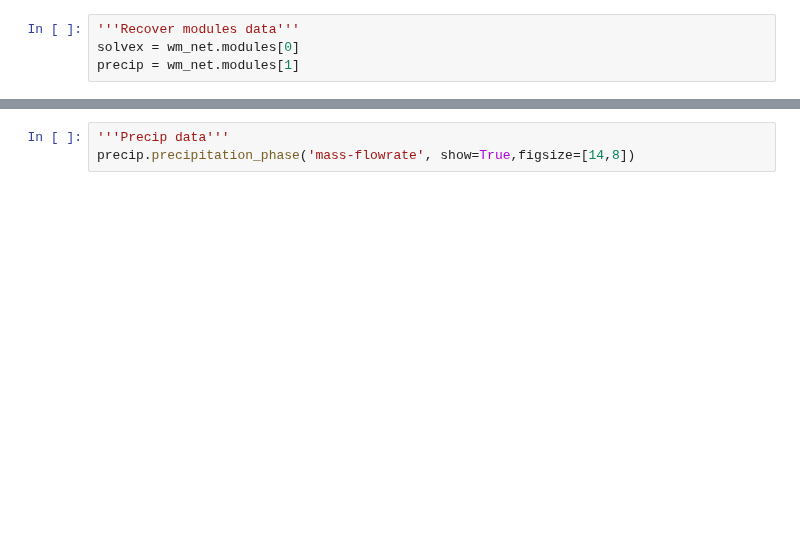
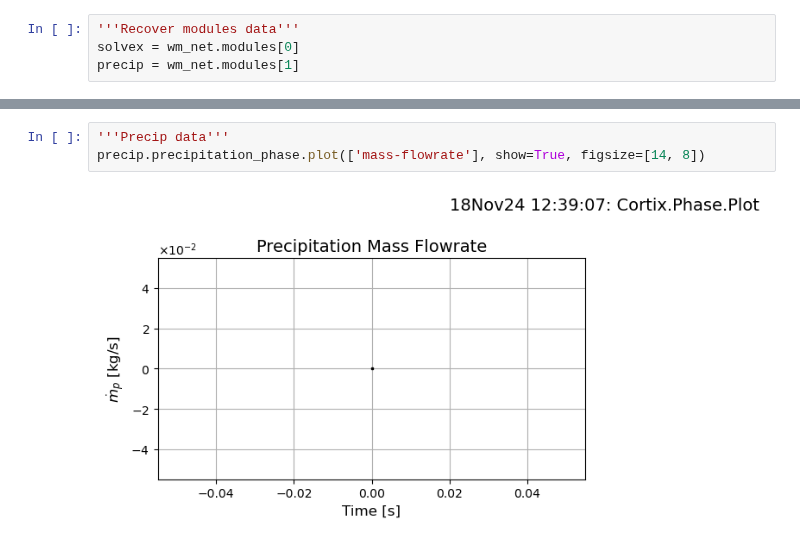
Before and after one commit to dpploy/engy-4390, a Jupyter notebook: projects/2024/u-mill/usecases/usecase-solvex-precipitation.ipynb, the cells around one changed output, grey strips where cells are left out. Saved outputs shown, nothing was run; the diff lists cells and outputs as text; blank space fills up the shorter version.

```diff
--- a/projects/2024/u-mill/usecases/usecase-solvex-precipitation.ipynb
+++ b/projects/2024/u-mill/usecases/usecase-solvex-precipitation.ipynb
@@ -52,3 +95,5 @@ solvex.scrub_raffinate_phase.plot(['mass-flowrate', 'mass-density'], show=True,
 # %%
 '''Precip data'''
-precip.precipitation_phase('mass-flowrate', show=True,figsize=[14,8])
+precip.precipitation_phase.plot(['mass-flowrate'], show=True, figsize=[14, 8])
+# %% [output]
+[figure, added]
```
Also changed, not shown: parts of 4 cells of this notebook, 1 other file.
